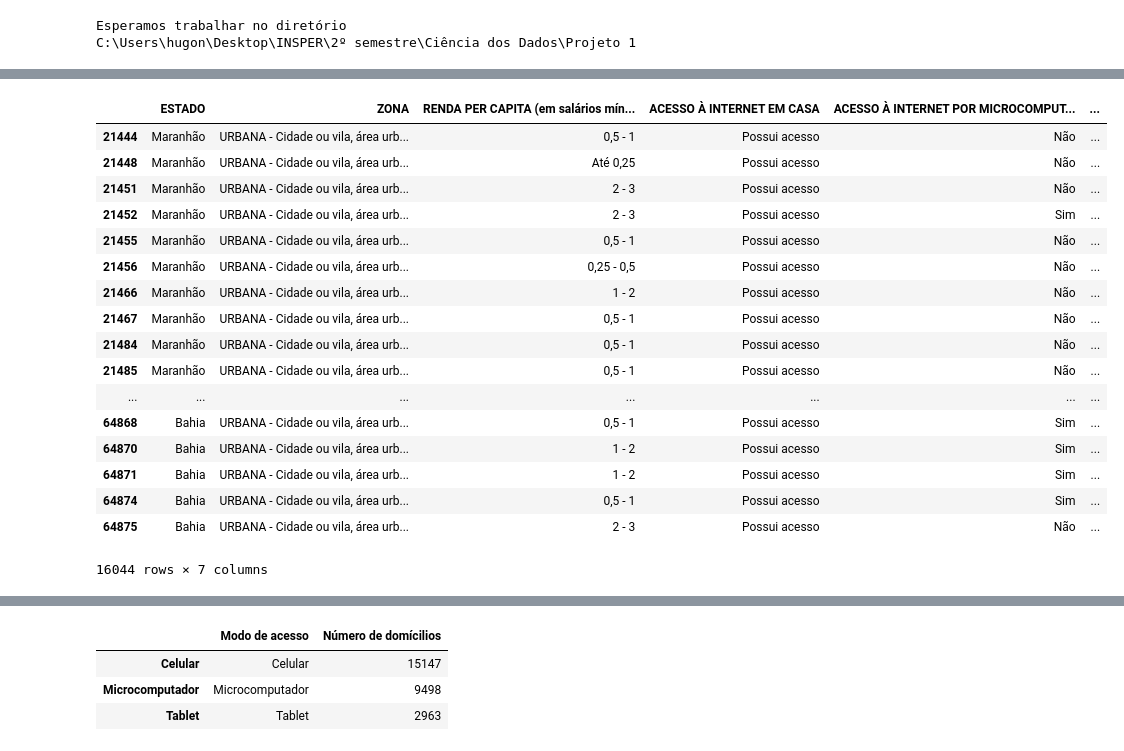
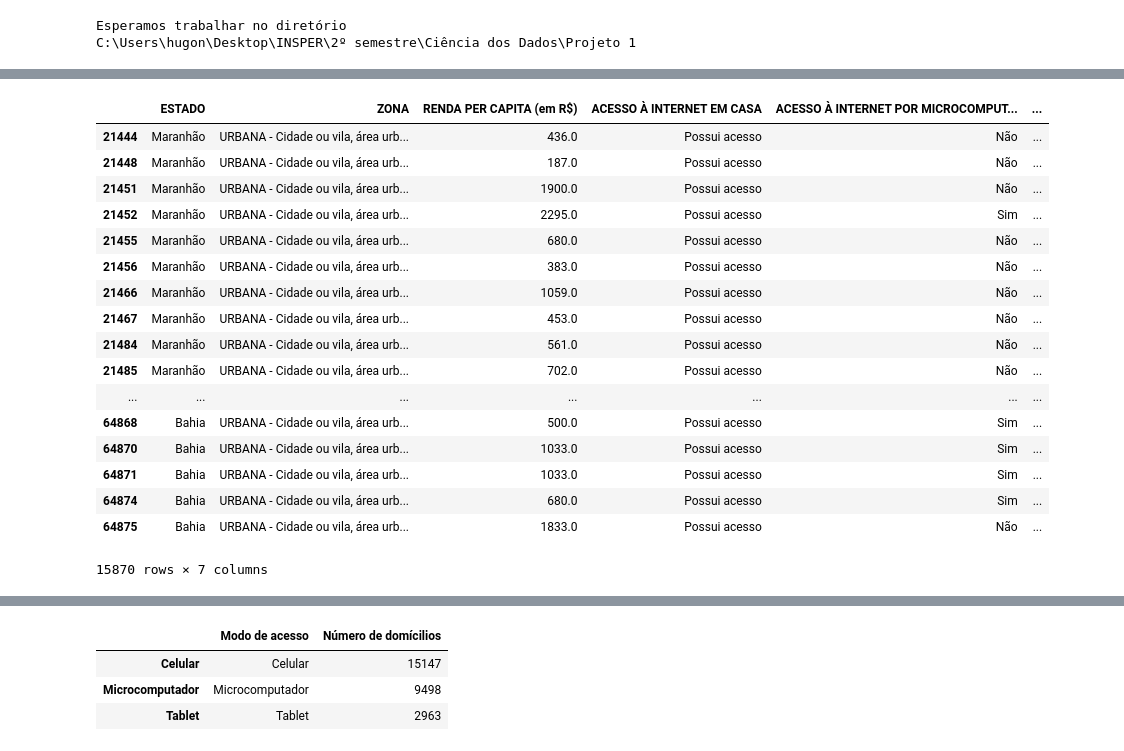
Before and after one commit to hugogr99/CIENCIA-DOS-DADOS, a Jupyter notebook: Projeto 1.ipynb, the cells around one changed output, grey strips where cells are left out. Saved outputs shown, nothing was run; the diff lists cells and outputs as text; code cells hidden in the pictures.

```diff
--- a/Projeto 1.ipynb
+++ b/Projeto 1.ipynb
@@ -28,7 +28,7 @@ C:\Users\hugon\Desktop\INSPER\2º semestre\Ciência dos Dados\Projeto 1
 # %%
 dados.UF = dados.UF.astype('category')
 dados.ACESSO = dados.V02322.astype('category')
-dados.SALARIO = dados.V4622.astype('category')
+dados.SALARIO = dados.V4621.astype('float')
 dados.COMP = dados.V02323.astype('category')
 dados.CEL = dados.V02324.astype('category')
 dados.REG = dados.V4105.astype('category')
@@ -37,14 +37,13 @@ dados.TAB = dados.V02325.astype('category')
 # %%
 dados.UF.cat.categories = (['Rondônia','Acre','Amazonas','Roraima','Pará','Amapá','Tocantins','Maranhão','Piauí','Ceará','Rio Grande do Norte','Paraíba','Pernambuco','Alagoas','Sergipe','Bahia','Minas Gerais','Espírito Santo','Rio de Janeiro','São Paulo','Paraná','Santa Catarina','Rio Grande do Sul','Mato Grosso do Sul','Mato Grosso','Goiás','Distrito Federal'])
 dados.ACESSO.cat.categories = (['Possui acesso','Não possui acesso'])
-dados.SALARIO.cat.categories = (['0','Até 0,25','0,25 - 0,5','0,5 - 1','1 - 2','2 - 3','3 - 5','+5','Sem declaração'])
 dados.COMP.cat.categories = (['Sim','Não'])
 dados.CEL.cat.categories = (['Sim','Não'])
 dados.REG.cat.categories = (['URBANA - Cidade ou vila, área urbanizada', 'URBANA - Cidade ou vila, área não urbanizada','URBANA - área urbana isolada','RURAL - Aglomerado rural de extensão urbana','RURAL - Aglomerado rural, isolado, povoado','RURAL - Aglomerado rural, isolado, núcleo','RURAL - Aglomerado rural, isolado, outros aglomerados','RURAL - Zona rural exclusive aglomerado rural'])
 dados.TAB.cat.categories = (['Sim','Não'])
 
 d = pd.concat([dados.UF, dados.REG, dados.SALARIO, dados.ACESSO], axis = 1)
-d.columns = ['ESTADO','ZONA','RENDA PER CAPITA (em salários mínimos (R$))','ACESSO À INTERNET EM CASA']#'ACESSO À INTERNET POR MICROCOMPUTADOR', 'ACESSO À INTERNET POR CELULAR', 'ACESSO À INTERNET POR TABLET' ]
+d.columns = ['ESTADO','ZONA','RENDA PER CAPITA (em R$)','ACESSO À INTERNET EM CASA']#'ACESSO À INTERNET POR MICROCOMPUTADOR', 'ACESSO À INTERNET POR CELULAR', 'ACESSO À INTERNET POR TABLET' ]
 nordeste = d[(d['ESTADO'] == 'Maranhão') | (d['ESTADO'] == 'Piauí')| (d['ESTADO'] == 'Ceará')| (d['ESTADO'] == 'Rio Grande do Norte')| (d['ESTADO'] == 'Paraíba')| (d['ESTADO'] == 'Pernambuco')| (d['ESTADO'] == 'Alagoas')| (d['ESTADO'] == 'Sergipe')| (d['ESTADO'] == 'Bahia')]
 nordeste = nordeste.dropna()
 
@@ -76,25 +73,26 @@ evc = nordeste['ZONA2'].value_counts()
 # %%
 d1 = pd.concat([dados.UF, dados.REG, dados.SALARIO, dados.ACESSO, dados.COMP, dados.CEL, dados.TAB], axis = 1)
-d1.columns = ['ESTADO','ZONA','RENDA PER CAPITA (em salários mínimos (R$))','ACESSO À INTERNET EM CASA','ACESSO À INTERNET POR MICROCOMPUTADOR', 'ACESSO À INTERNET POR CELULAR', 'ACESSO À INTERNET POR TABLET' ]
+d1.columns = ['ESTADO','ZONA','RENDA PER CAPITA (em R$)','ACESSO À INTERNET EM CASA','ACESSO À INTERNET POR MICROCOMPUTADOR', 'ACESSO À INTERNET POR CELULAR', 'ACESSO À INTERNET POR TABLET' ]
 nordeste1 = d1[(d1['ESTADO'] == 'Maranhão') | (d1['ESTADO'] == 'Piauí')| (d1['ESTADO'] == 'Ceará')| (d1['ESTADO'] == 'Rio Grande do Norte')| (d1['ESTADO'] == 'Paraíba')| (d1['ESTADO'] == 'Pernambuco')| (d1['ESTADO'] == 'Alagoas')| (d1['ESTADO'] == 'Sergipe')| (d1['ESTADO'] == 'Bahia')]
+nordeste1 = nordeste1[(nordeste1['RENDA PER CAPITA (em R$)']<9999999999)]
 nordeste1 = nordeste1.dropna()
 nordeste1
 # %% [output]
-|  | ESTADO | ZONA | RENDA PER CAPITA (em salários mín... | ACESSO À INTERNET EM CASA | ACESSO À INTERNET POR MICROCOMPUT... | ... |
-| 21444 | Maranhão | URBANA - Cidade ou vila, área urb... | 0,5 - 1 | Possui acesso | Não | ... |
-| 21448 | Maranhão | URBANA - Cidade ou vila, área urb... | Até 0,25 | Possui acesso | Não | ... |
-| 21451 | Maranhão | URBANA - Cidade ou vila, área urb... | 2 - 3 | Possui acesso | Não | ... |
-| 21452 | Maranhão | URBANA - Cidade ou vila, área urb... | 2 - 3 | Possui acesso | Sim | ... |
-| 21455 | Maranhão | URBANA - Cidade ou vila, área urb... | 0,5 - 1 | Possui acesso | Não | ... |
-| 21456 | Maranhão | URBANA - Cidade ou vila, área urb... | 0,25 - 0,5 | Possui acesso | Não | ... |
-| 21466 | Maranhão | URBANA - Cidade ou vila, área urb... | 1 - 2 | Possui acesso | Não | ... |
-| 21467 | Maranhão | URBANA - Cidade ou vila, área urb... | 0,5 - 1 | Possui acesso | Não | ... |
-| 21484 | Maranhão | URBANA - Cidade ou vila, área urb... | 0,5 - 1 | Possui acesso | Não | ... |
-| 21485 | Maranhão | URBANA - Cidade ou vila, área urb... | 0,5 - 1 | Possui acesso | Não | ... |
+|  | ESTADO | ZONA | RENDA PER CAPITA (em R$) | ACESSO À INTERNET EM CASA | ACESSO À INTERNET POR MICROCOMPUT... | ... |
+| 21444 | Maranhão | URBANA - Cidade ou vila, área urb... | 436.0 | Possui acesso | Não | ... |
+| 21448 | Maranhão | URBANA - Cidade ou vila, área urb... | 187.0 | Possui acesso | Não | ... |
+| 21451 | Maranhão | URBANA - Cidade ou vila, área urb... | 1900.0 | Possui acesso | Não | ... |
+| 21452 | Maranhão | URBANA - Cidade ou vila, área urb... | 2295.0 | Possui acesso | Sim | ... |
+| 21455 | Maranhão | URBANA - Cidade ou vila, área urb... | 680.0 | Possui acesso | Não | ... |
+| 21456 | Maranhão | URBANA - Cidade ou vila, área urb... | 383.0 | Possui acesso | Não | ... |
+| 21466 | Maranhão | URBANA - Cidade ou vila, área urb... | 1059.0 | Possui acesso | Não | ... |
+| 21467 | Maranhão | URBANA - Cidade ou vila, área urb... | 453.0 | Possui acesso | Não | ... |
+| 21484 | Maranhão | URBANA - Cidade ou vila, área urb... | 561.0 | Possui acesso | Não | ... |
+| 21485 | Maranhão | URBANA - Cidade ou vila, área urb... | 702.0 | Possui acesso | Não | ... |
 | ... | ... | ... | ... | ... | ... | ... |
-| 64868 | Bahia | URBANA - Cidade ou vila, área urb... | 0,5 - 1 | Possui acesso | Sim | ... |
-| 64870 | Bahia | URBANA - Cidade ou vila, área urb... | 1 - 2 | Possui acesso | Sim | ... |
-| 64871 | Bahia | URBANA - Cidade ou vila, área urb... | 1 - 2 | Possui acesso | Sim | ... |
-| 64874 | Bahia | URBANA - Cidade ou vila, área urb... | 0,5 - 1 | Possui acesso | Sim | ... |
-| 64875 | Bahia | URBANA - Cidade ou vila, área urb... | 2 - 3 | Possui acesso | Não | ... |
+| 64868 | Bahia | URBANA - Cidade ou vila, área urb... | 500.0 | Possui acesso | Sim | ... |
+| 64870 | Bahia | URBANA - Cidade ou vila, área urb... | 1033.0 | Possui acesso | Sim | ... |
+| 64871 | Bahia | URBANA - Cidade ou vila, área urb... | 1033.0 | Possui acesso | Sim | ... |
+| 64874 | Bahia | URBANA - Cidade ou vila, área urb... | 680.0 | Possui acesso | Sim | ... |
+| 64875 | Bahia | URBANA - Cidade ou vila, área urb... | 1833.0 | Possui acesso | Não | ... |
-16044 rows × 7 columns
+15870 rows × 7 columns
```
Also changed, not shown: parts of 12 cells of this notebook.
